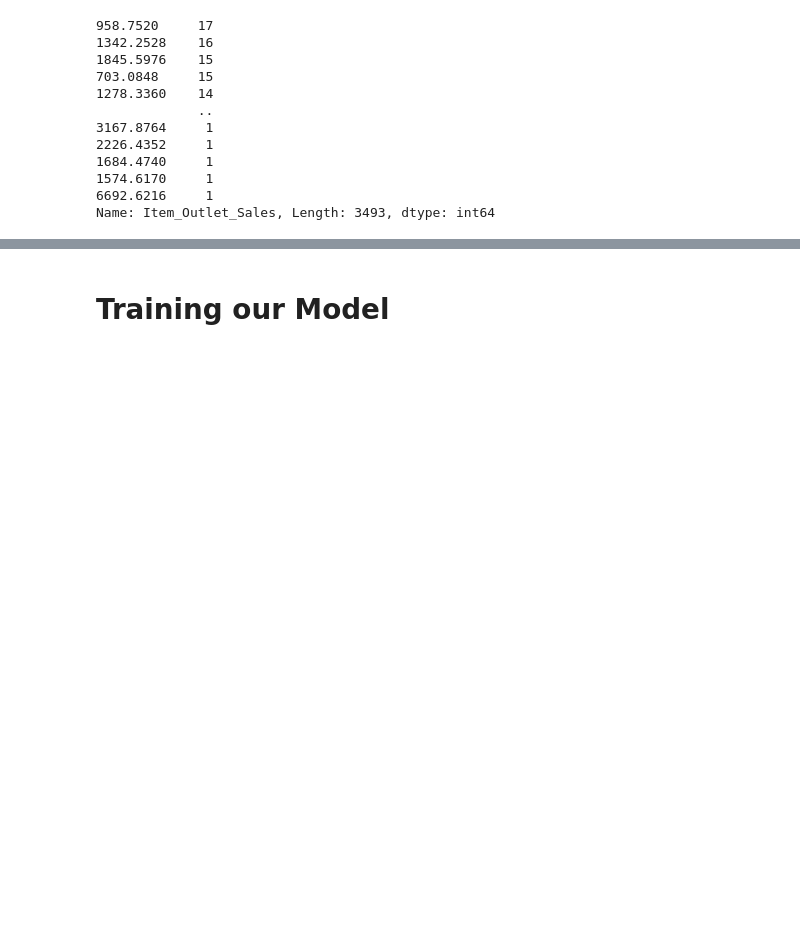
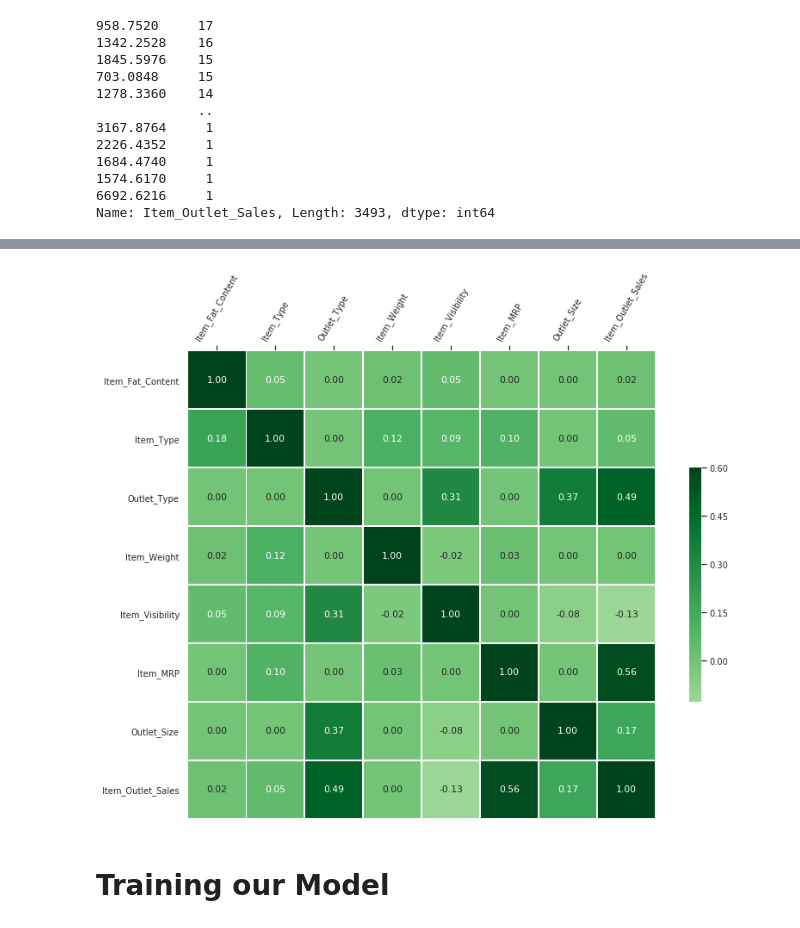
Before and after one commit to jesperjoachim/MLDA, a Jupyter notebook: MLDA/jupyter_DA/Template1.ipynb, the cells around one changed output, grey strips where cells are left out. Saved outputs shown, nothing was run; the diff lists cells and outputs as text; code cells hidden in the pictures; blank space fills up the shorter version.

```diff
--- a/MLDA/jupyter_DA/Template1.ipynb
+++ b/MLDA/jupyter_DA/Template1.ipynb
@@ -790,3 +805,26 @@ correlation(dataset=data, catcols=c, numcols=n)
+# %%
+# Heatmap
+correlation = corr[0].loc[:, :].replace('p > CI', 0)
+correlation = correlation.loc[:, :].fillna(0)
+
+
+g = sns.heatmap(correlation, vmax=.6, center=0, square=True,
+               linewidths=.5, cbar_kws={'shrink': .5}, annot=True,
+               fmt='.2f', cmap='Greens')
+# sns.despine()
+g.figure.set_size_inches(14, 10)
+
+# Due to bug in matplotlib 3.1.1
+bottom, top = g.get_ylim()
+g.set_ylim(bottom + 0.5, top - 0.5)
+
+# place xticks at the top
+g.xaxis.set_ticks_position('top')
+# rotate the top text
+g.set_xticklabels(g.get_yticklabels(), rotation = 60);
+plt.show();
+# %% [output]
+[figure, added]
 # %% [markdown]
 # Training our Model
 # %% [markdown]
```
Also changed, not shown: parts of 3 cells of this notebook, 11 other files.
